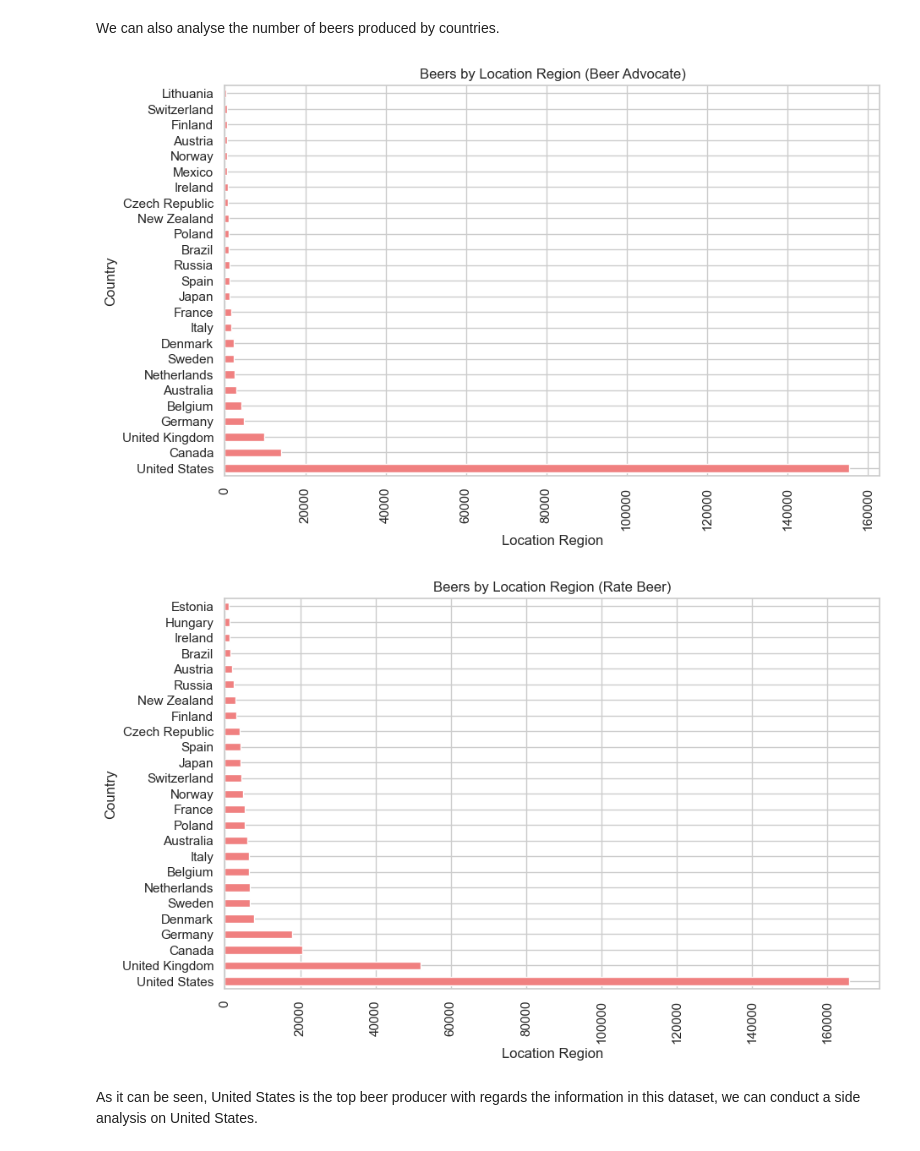
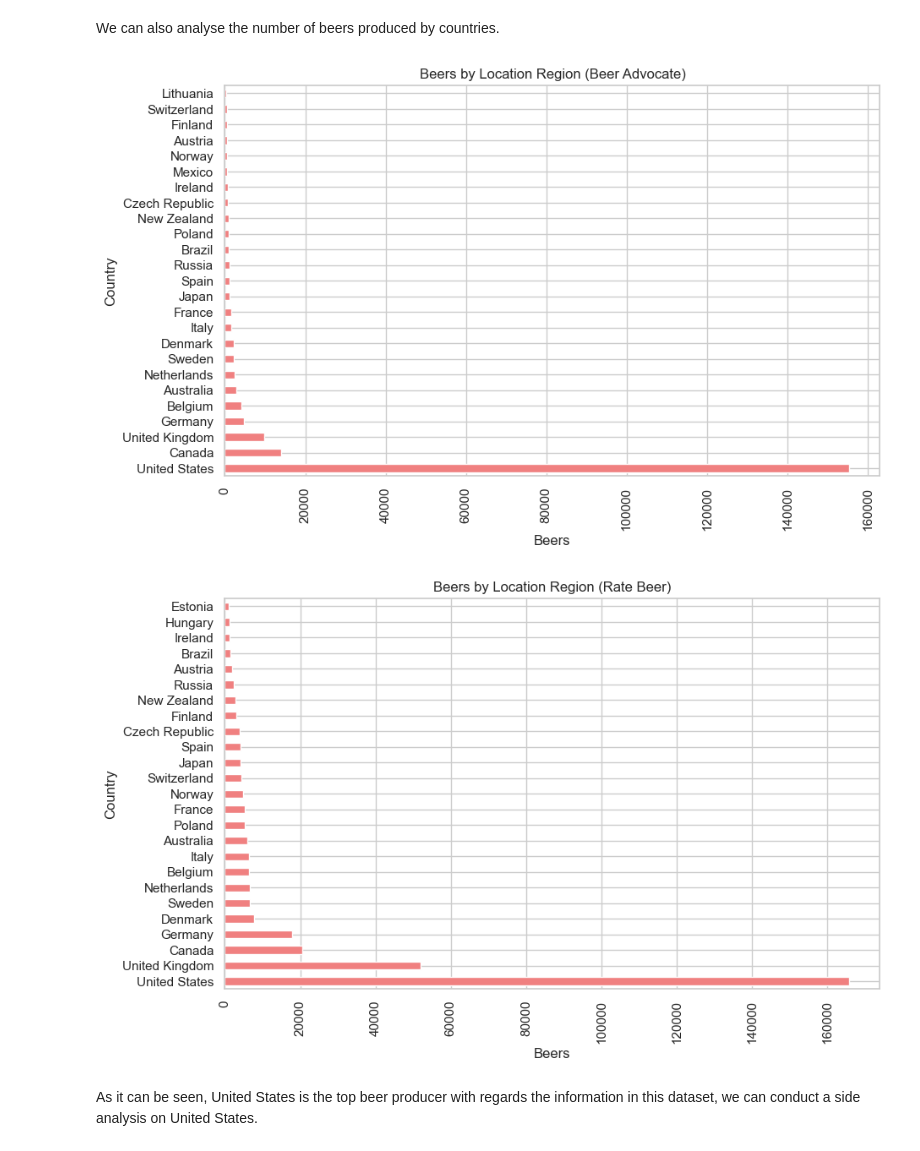
Before and after one commit to epfl-ada/ada-2024-project-mediterranean, a Jupyter notebook: results.ipynb, the cells around one changed output. Saved outputs shown, nothing was run; the diff lists cells and outputs as text; code cells hidden in the pictures.

```diff
--- a/results.ipynb
+++ b/results.ipynb
@@ -311,29 +311,29 @@ We can also analyse the number of beers produced by countries.
 # %%
 # Count of beers by region or country
 location_counts_ba = beer_BA['location'].value_counts()[:25]
 location_counts_rb = beer_RB['location'].value_counts()[:25]
 
 # Plot a bar chart of beers by country
 #Beer Advocate
 plt.figure(figsize=(10, 6))
 location_counts_ba.plot(kind='barh', color='lightcoral')
 plt.title('Beers by Location Region (Beer Advocate)')
-plt.xlabel('Location Region')
+plt.xlabel('Beers')
 plt.ylabel('Country')
 plt.xticks(rotation=90)
 plt.show()
 
 #Rate Beer
 plt.figure(figsize=(10, 6))
 location_counts_rb.plot(kind='barh', color='lightcoral')
 plt.title('Beers by Location Region (Rate Beer)')
-plt.xlabel('Location Region')
+plt.xlabel('Beers')
 plt.ylabel('Country')
 plt.xticks(rotation=90)
 plt.show()
 # %% [output]
-[figure, old version]
+[figure, new version]
-[figure, old version]
+[figure, new version]
 # %% [markdown]
 As it can be seen, United States is the top beer producer with regards the information in this dataset, we can conduct a side analysis on United States.
 # %%
```
Also changed, not shown: parts of 2 cells of this notebook.
